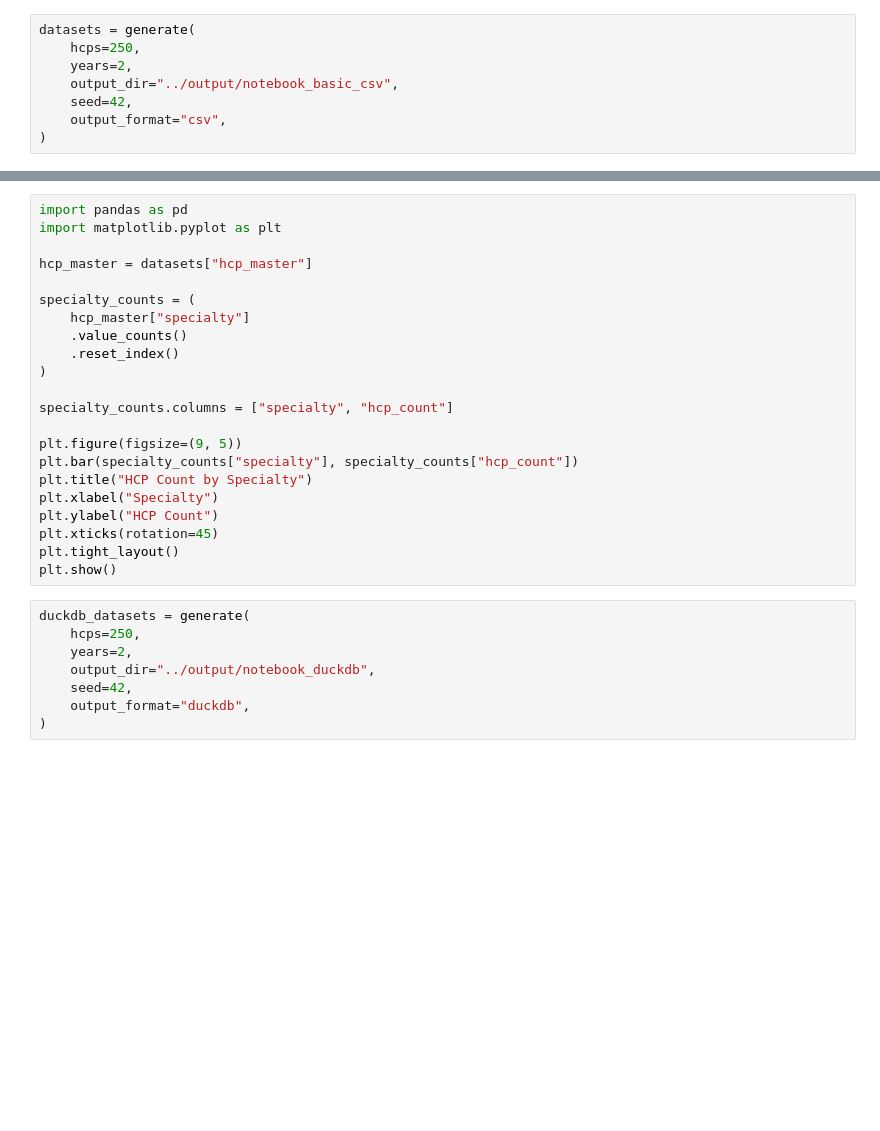
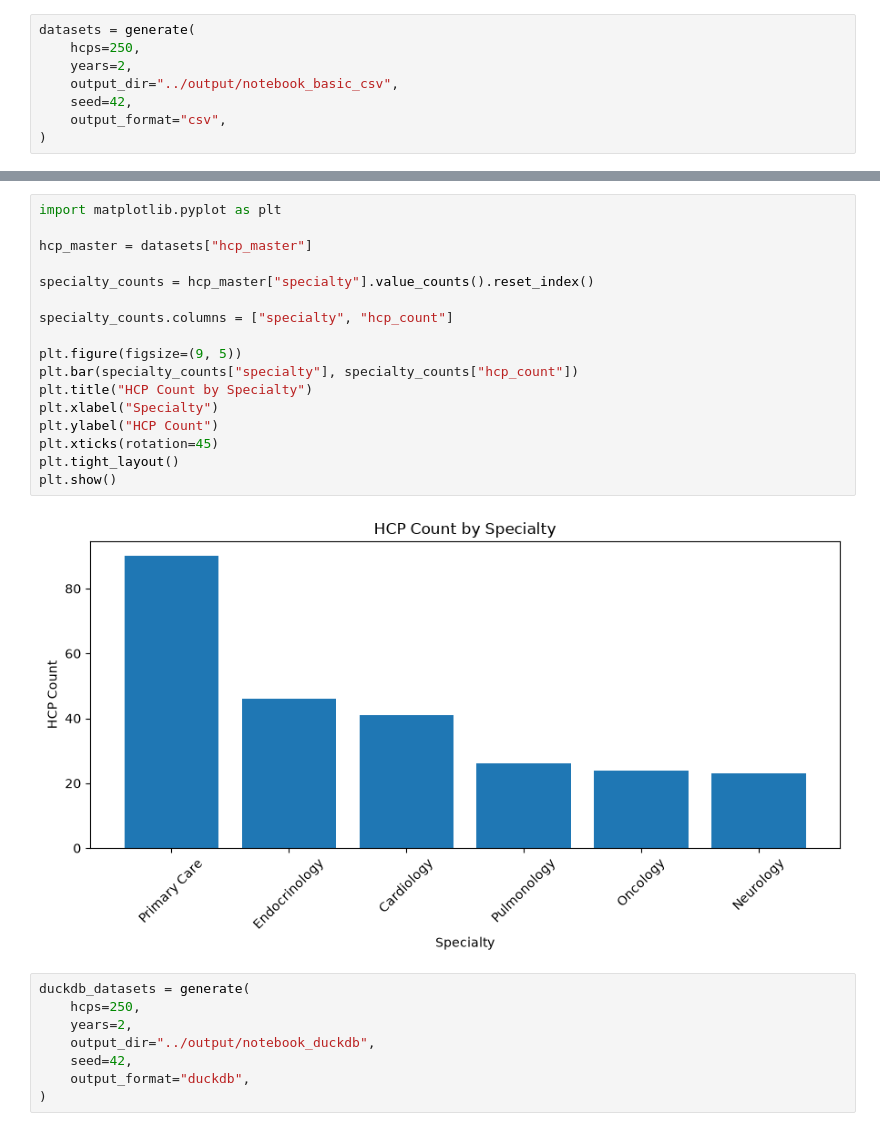
Before and after one commit to vpsn99/healthsynth, a Jupyter notebook: examples/01_running_healthsynth.ipynb, the cells around one changed output, grey strips where cells are left out. Cells and saved outputs as stored; diff of their text form; blank space fills up the shorter version.

```diff
--- a/examples/01_running_healthsynth.ipynb
+++ b/examples/01_running_healthsynth.ipynb
@@ -34,25 +61,22 @@ datasets["hcp_master"].head()
 # %%
-import pandas as pd
 import matplotlib.pyplot as plt
 
 hcp_master = datasets["hcp_master"]
 
-specialty_counts = (
-    hcp_master["specialty"]
-    .value_counts()
-    .reset_index()
-)
+specialty_counts = hcp_master["specialty"].value_counts().reset_index()
 
 specialty_counts.columns = ["specialty", "hcp_count"]
 
 plt.figure(figsize=(9, 5))
 plt.bar(specialty_counts["specialty"], specialty_counts["hcp_count"])
 plt.title("HCP Count by Specialty")
 plt.xlabel("Specialty")
 plt.ylabel("HCP Count")
 plt.xticks(rotation=45)
 plt.tight_layout()
 plt.show()
+# %% [output]
+[figure, added]
 # %%
 duckdb_datasets = generate(
     hcps=250,
```
Also changed, not shown: parts of 9 cells of this notebook, 8 other files.
